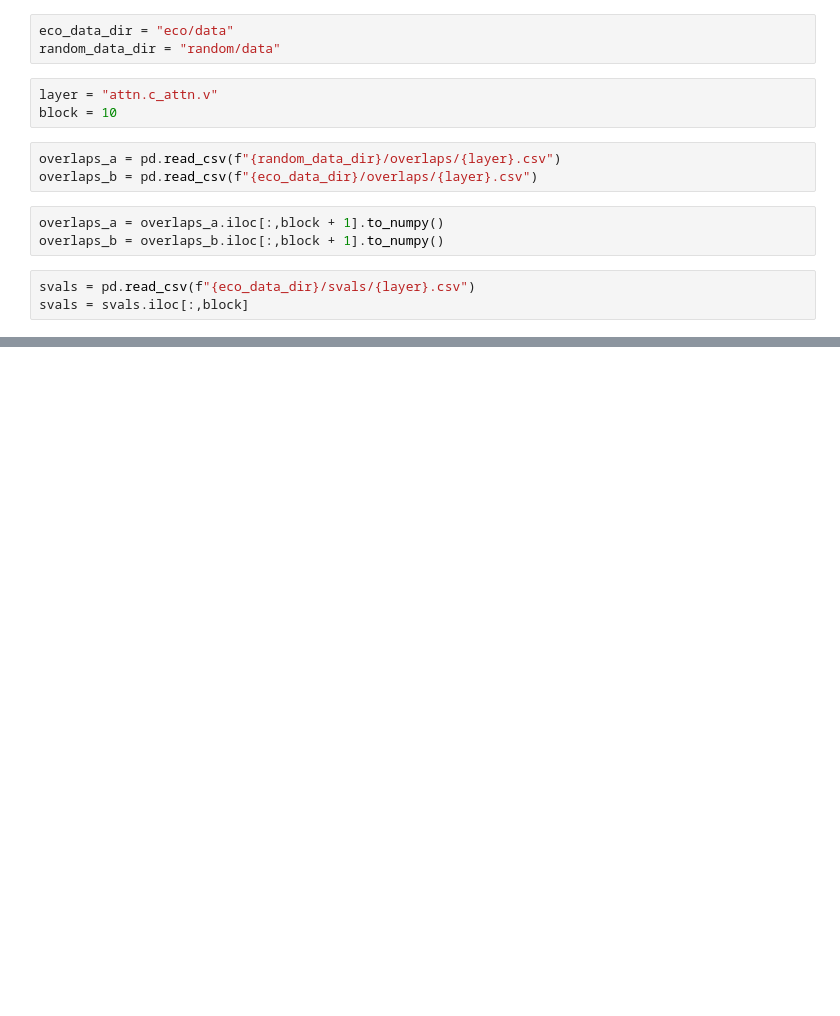
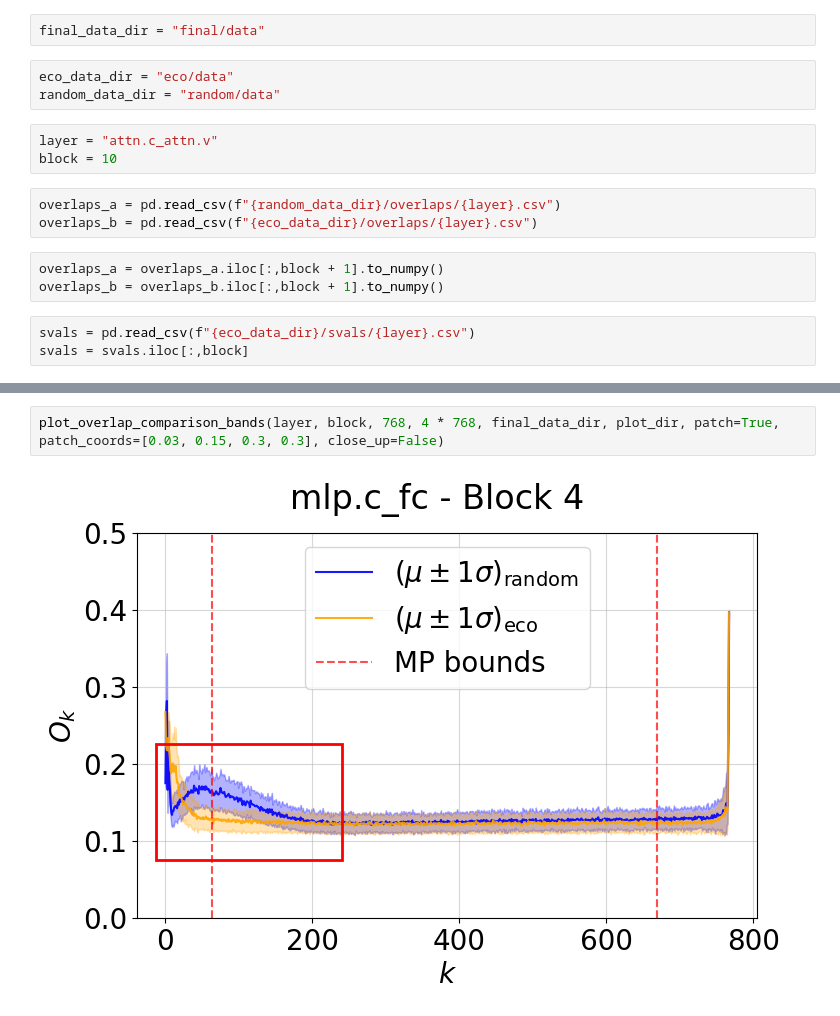
Before and after one commit to filippobezzi/transformer_geometrical_analysis, a Jupyter notebook: plotting.ipynb, the cells around one changed output, grey strips where cells are left out. Drawn from its saved outputs; the diff is of its cells as text; blank space fills up the shorter version.

```diff
--- a/plotting.ipynb
+++ b/plotting.ipynb
@@ -337,3 +368,5 @@ plot_dir = "presentation/plots/eco"
+# %%
+final_data_dir = "final/data"
 # %%
 eco_data_dir = "eco/data"
 random_data_dir = "random/data"
@@ -352 +389,5 @@ svals = svals.iloc[:,block]
+# %%
+plot_overlap_comparison_bands(layer, block, 768, 4 * 768, final_data_dir, plot_dir, patch=True, patch_coords=[0.03, 0.15, 0.3, 0.3], close_up=False)
+# %% [output]
+[figure, added]
 # %%
```
Also changed, not shown: parts of 6 cells of this notebook.
